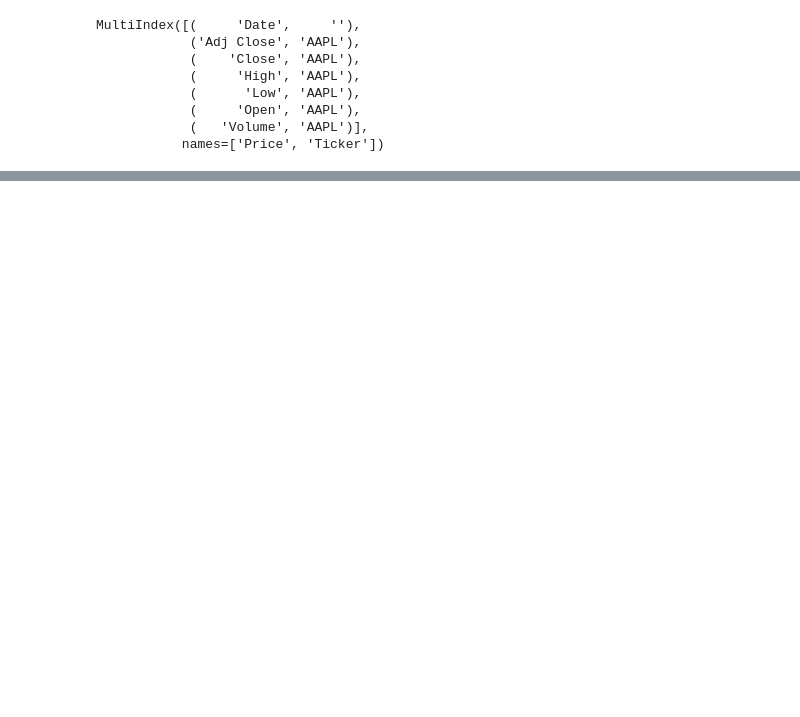
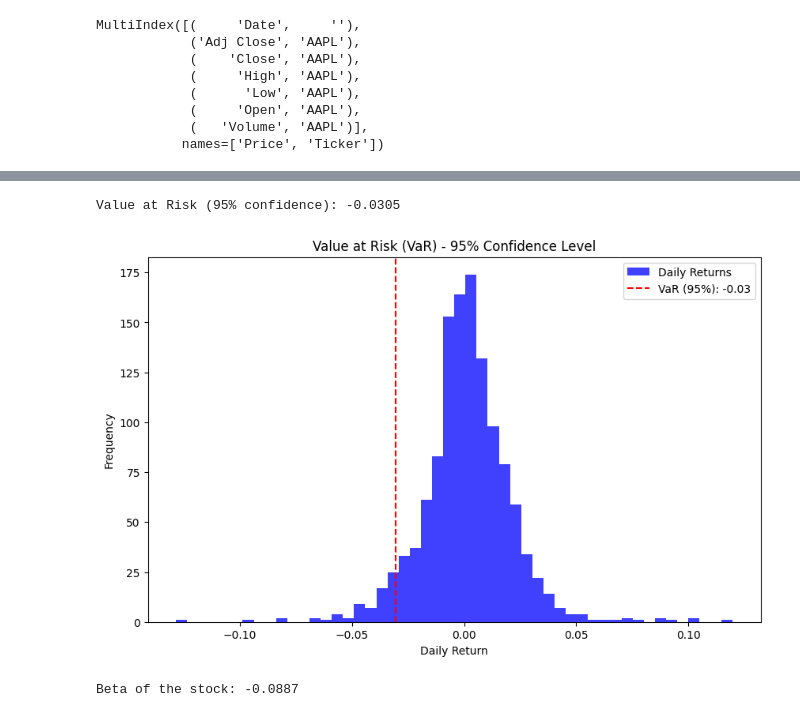
Before and after one commit to Angel-Stac/Quantitative-Analysis, a Jupyter notebook: StockAnalysis.ipynb, the cells around one changed output, grey strips where cells are left out. Cells and saved outputs as stored; diff of their text form; code cells hidden in the pictures; blank space fills up the shorter version.

Commit message:
Examining relationships/correlations between prices,Finding the moving average,30 day volatility,Daily Return ,stress scenario,Risk analysis.

```diff
--- a/StockAnalysis.ipynb
+++ b/StockAnalysis.ipynb
@@ -234,0 +236,35 @@ dtype: int64
+# %%
+
+
+# Assume Daily Return is calculated
+confidence_level = 0.05  # 5% VaR
+var_95 = np.percentile(data['Daily Return'].dropna(), confidence_level * 100)
+
+print(f"Value at Risk (95% confidence): {var_95:.4f}")
+
+# Plot histogram of returns with VaR
+plt.figure(figsize=(10, 6))
+plt.hist(data['Daily Return'].dropna(), bins=50, alpha=0.75, color='blue', label="Daily Returns")
+plt.axvline(var_95, color='red', linestyle='--', label=f"VaR (95%): {var_95:.2f}")
+plt.title("Value at Risk (VaR) - 95% Confidence Level")
+plt.xlabel("Daily Return")
+plt.ylabel("Frequency")
+plt.legend()
+plt.show()
+# %% [output]
+Value at Risk (95% confidence): -0.0305
+[figure, added]
+# %%
+# Drop NaN values from Daily Return
+daily_returns = data['Daily Return'].dropna()
+
+# Generate market returns with the same length as daily_returns
+market_returns = np.random.normal(0, 0.01, len(daily_returns))
+
+# Calculate covariance and variance
+cov_matrix = np.cov(daily_returns, market_returns)
+beta = cov_matrix[0, 1] / cov_matrix[1, 1]  # Covariance / Market Variance
+
+print(f"Beta of the stock: {beta:.4f}")
+# %% [output]
+Beta of the stock: -0.0887
```
Also changed, not shown: parts of 12 cells of this notebook.
